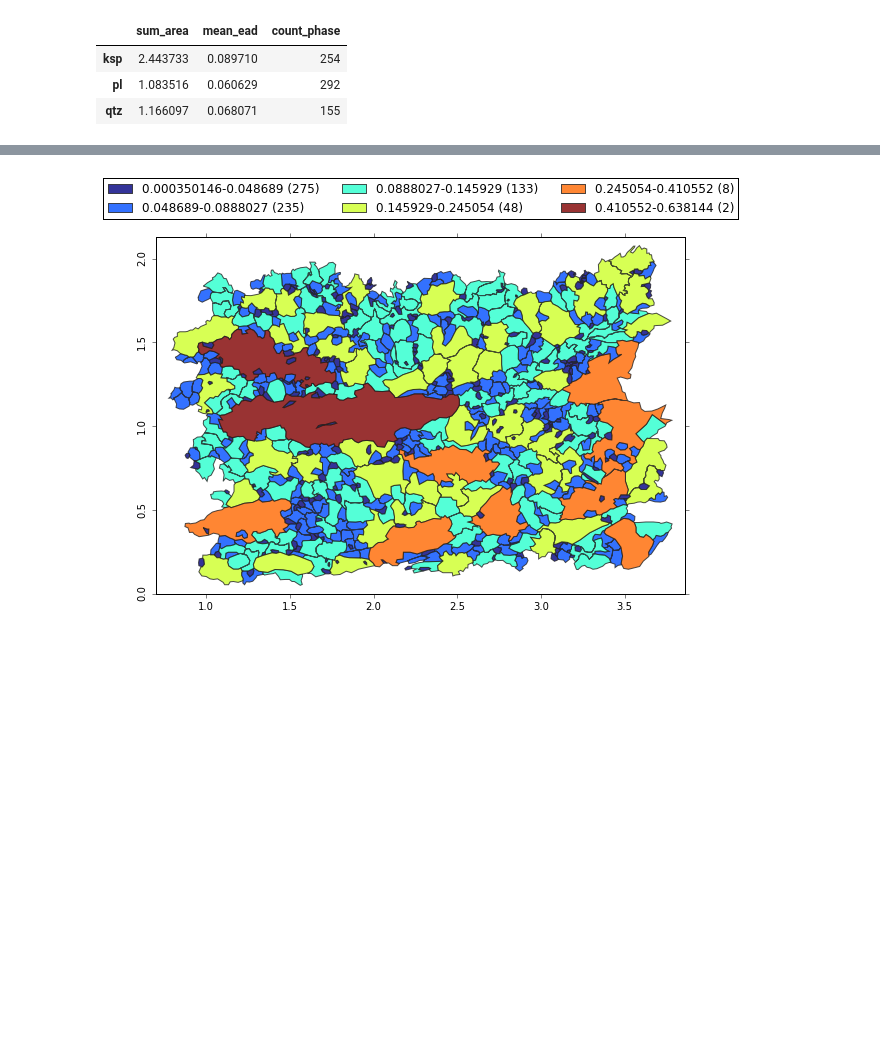
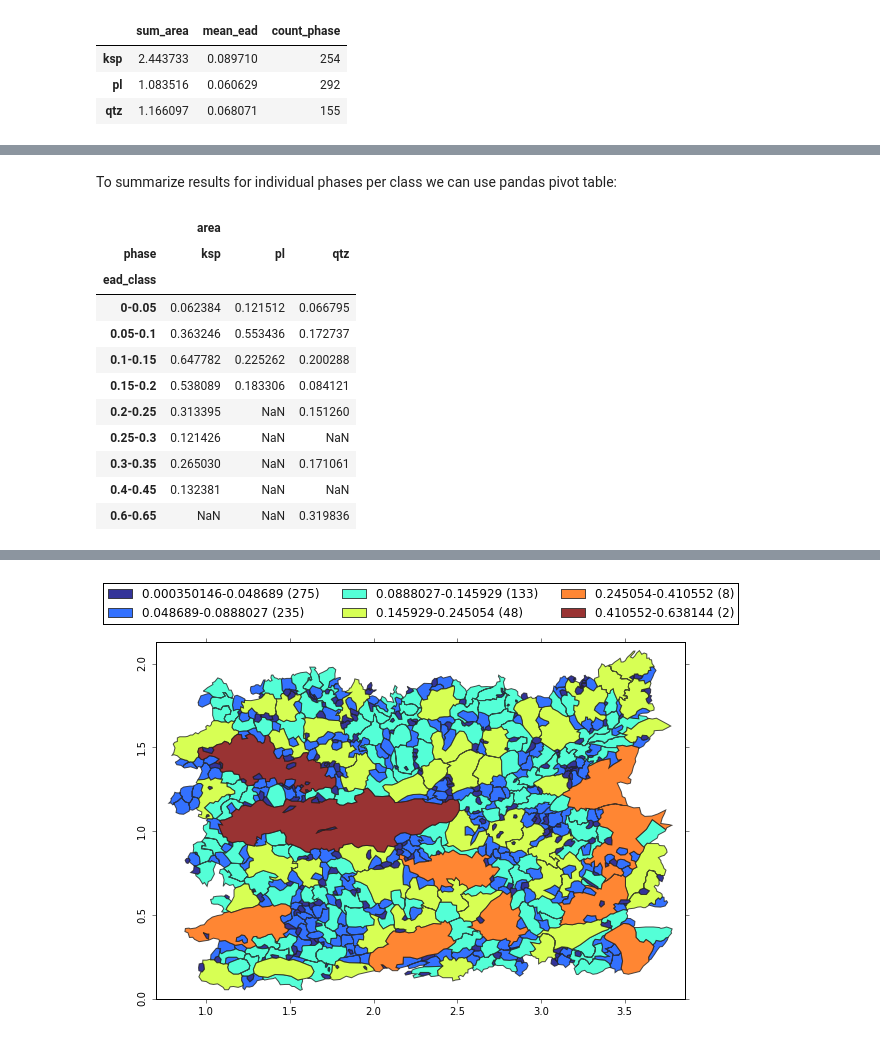
Before and after one commit to ondrolexa/polylx, a Jupyter notebook: polylx_tutorial.ipynb, the cells around one changed output, grey strips where cells are left out. Drawn from its saved outputs; the diff is of its cells as text; code cells hidden in the pictures; blank space fills up the shorter version.

```diff
--- a/polylx_tutorial.ipynb
+++ b/polylx_tutorial.ipynb
@@ -82,0 +133,17 @@ g['qtz'].plot()
+# %% [markdown]
+To summarize results for individual phases per class we can use pandas pivot table:
+# %%
+pd.pivot_table(df,index=['ead_class'], columns=['phase'], aggfunc=np.sum)
+# %% [output]
+|  | area |  |  |
+| phase | ksp | pl | qtz |
+| ead_class |  |  |  |
+| 0-0.05 | 0.062384 | 0.121512 | 0.066795 |
+| 0.05-0.1 | 0.363246 | 0.553436 | 0.172737 |
+| 0.1-0.15 | 0.647782 | 0.225262 | 0.200288 |
+| 0.15-0.2 | 0.538089 | 0.183306 | 0.084121 |
+| 0.2-0.25 | 0.313395 | NaN | 0.151260 |
+| 0.25-0.3 | 0.121426 | NaN | NaN |
+| 0.3-0.35 | 0.265030 | NaN | 0.171061 |
+| 0.4-0.45 | 0.132381 | NaN | NaN |
+| 0.6-0.65 | NaN | NaN | 0.319836 |
```
Also changed, not shown: parts of 15 cells of this notebook, 1 other file.
